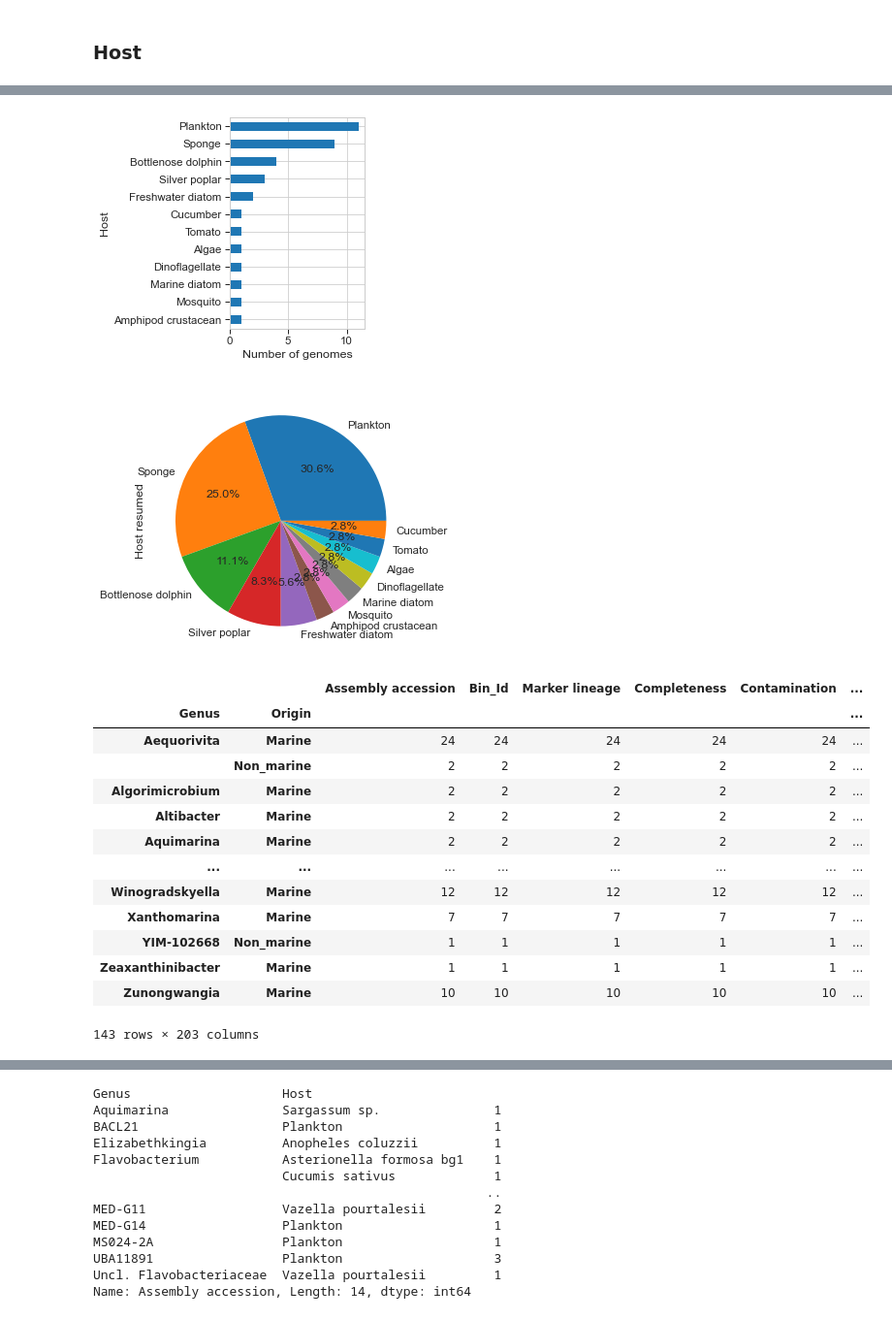
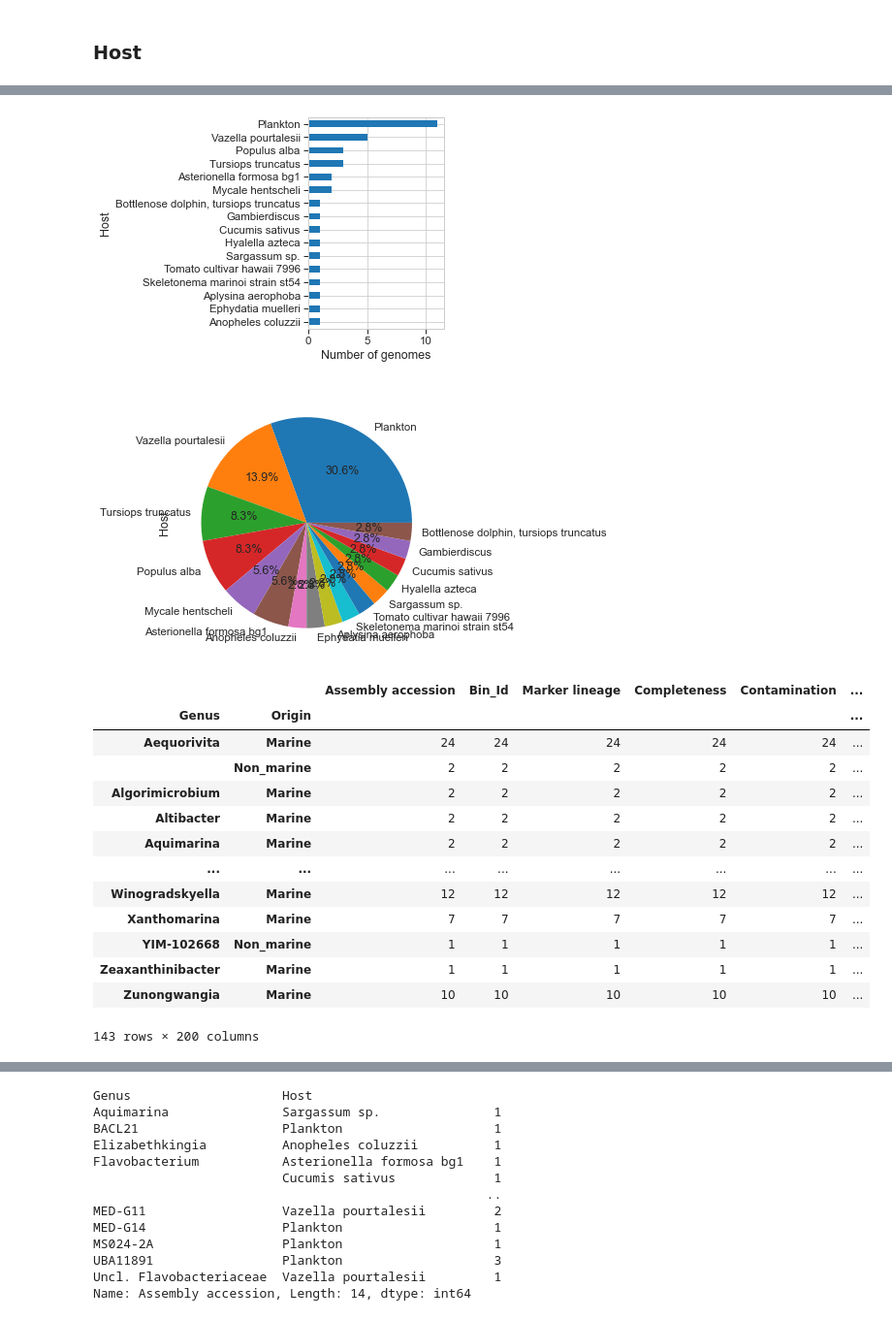
Before and after one commit to sandragodinhosilva/flavobacteriaceae_project, a Jupyter notebook: 4_Figures/SF2-3/MAGs.ipynb, the cells around one changed output, grey strips where cells are left out. Shown at 97% size. Drawn from its saved outputs; the diff is of its cells as text; code cells hidden in the pictures.

```diff
--- a/4_Figures/SF2-3/MAGs.ipynb
+++ b/4_Figures/SF2-3/MAGs.ipynb
@@ -16,7 +16,7 @@ pd.set_option('display.max_rows', 10)
 # %% [markdown]
 ## Imports
 # %%
-metrics = pd.read_csv("/home/gomes/silva2/1_Dataset_creation/Dataset.csv")
+metrics = pd.read_csv("../../1_Dataset_creation/Dataset.csv")
 metrics = metrics.rename(columns={"Genome_ID":"Assembly accession"})
 metrics.head(2)
 # %% [output]
@@ -24,14 +24,14 @@ metrics.head(2)
 | 0 | GCA_000016645.1 | GCA_000016645.1_ASM1664v1_genomic | f__Flavobacteriaceae (UID2817) | 99.65 | 0.14 | 0.0 | ... |
 | 1 | GCA_000023285.1 | GCA_000023285.1_ASM2328v1_genomic | p__Bacteroidetes (UID2605) | 100.00 | 0.00 | 0.0 | ... |
 # %%
-metadata = pd.read_csv("/home/gomes/silva2/2_Metadata/Metadata_final.csv")
+metadata = pd.read_csv("../../2_Metadata/Metadata_final.csv")
 metadata.head(2)
 # %% [output]
 |  | Assembly accession | ASM name | Alias | Altitude | Anonymized name | Arrayexpress species | ... |
 | 0 | GCA_000016645.1 | ASM1664v1 | NaN | NaN | NaN | NaN | ... |
 | 1 | GCA_000023285.1 | ASM2328v1 | NaN | NaN | NaN | NaN | ... |
 # %%
-statistics = pd.read_csv("/home/gomes/silva2/3_Annotation/Orf_annotation_Outputs/Statistics.csv")
+statistics = pd.read_csv("../../3_Annotation/Statistics.csv")
 statistics = statistics.rename(columns={"Unnamed: 0":"Assembly accession"})
 statistics.head(2)
 # %% [output]
@@ -281,29 +285,29 @@ Name: Host, Length: 16, dtype: int64
 # %%
 sns.set_style({'font.family': 'Arial'})
 #sns.set(style="white")
 sns.set_context("paper", font_scale=1.3)
 
-ax = dataset[dataset["MAG"]== True]["Host resumed"].value_counts().sort_values(ascending=True).plot(kind="barh", figsize=(2.5, 4))
+ax = dataset[dataset["MAG"]== True]["Host"].value_counts().sort_values(ascending=True).plot(kind="barh", figsize=(2.5, 4))
 ax.set_xlabel("Number of genomes")
 ax.set_ylabel("Host")
 
 
 fig = ax.get_figure()
 fig.savefig("MAGs_per_host.pdf", dpi=300, bbox_inches='tight')
 # %% [output]
-[figure, old version]
+[figure, new version]
 # %%
 sns.set_style({'font.family': 'Arial'})
 #sns.set(style="white")
 sns.set_context("paper", font_scale=1.3)
 
 #dataset[dataset["MAG"]== True]["Geographic location (country or region)"].value_counts()
-ax = dataset[dataset["MAG"]== True]["Host resumed"].value_counts().plot(kind="pie", autopct='%1.1f%%', figsize=(5, 5))
+ax = dataset[dataset["MAG"]== True]["Host"].value_counts().plot(kind="pie", autopct='%1.1f%%', figsize=(5, 5))
 
 fig = ax.get_figure()
 #fig.savefig("MAGs_per_origin.pdf", dpi=300, bbox_inches='tight')
 # %% [output]
-[figure, old version]
+[figure, new version]
 # %%
 dataset[dataset["MAG"]== True].groupby(["Genus","Origin"]).count()
 # %% [output]
@@ -320,7 +324,7 @@ dataset[dataset["MAG"]== True].groupby(["Genus","Origin"]).count()
 | YIM-102668 | Non_marine | 1 | 1 | 1 | 1 | 1 | ... |
 | Zeaxanthinibacter | Marine | 1 | 1 | 1 | 1 | 1 | ... |
 | Zunongwangia | Marine | 10 | 10 | 10 | 10 | 10 | ... |
-143 rows × 203 columns
+143 rows × 200 columns
 # %%
 plt.close('all')
 # %%
```
Also changed, not shown: parts of 9 cells of this notebook, 20 other files.
